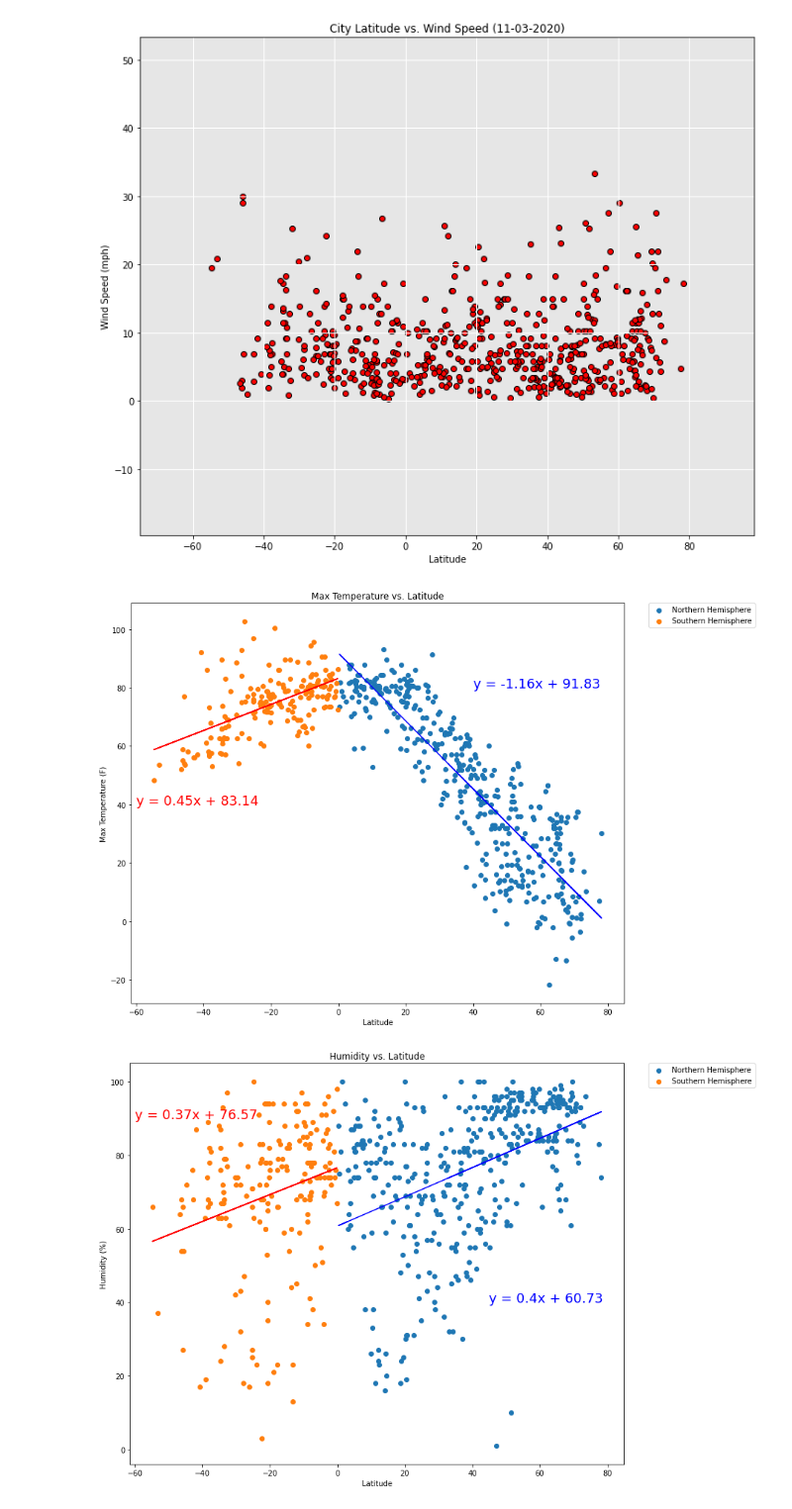
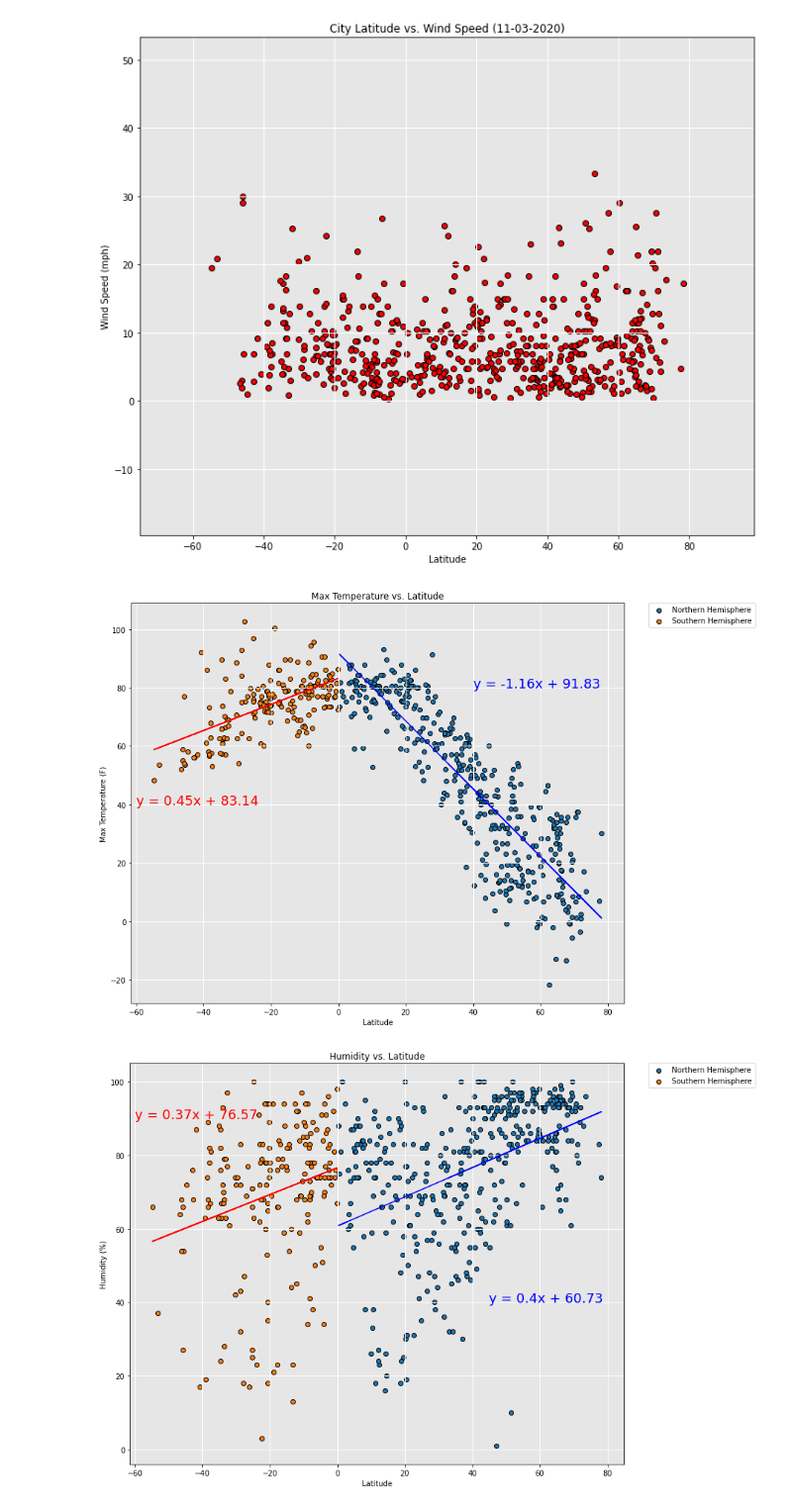
Before and after one commit to beckyydo/UofT-SCS, a Jupyter notebook: HW 6/api-challenge/WeatherPy.ipynb, the cells around one changed output. Shown: that part at 99% size. Saved outputs shown, nothing was run; the diff lists cells and outputs as text; code cells hidden in the pictures.

```diff
--- a/HW 6/api-challenge/WeatherPy.ipynb
+++ b/HW 6/api-challenge/WeatherPy.ipynb
@@ -321,8 +321,8 @@ south_eq = 'y = ' + str(round(slope_s, 2)) + "x + " + str(round(intercept_s, 2))
 plt.figure(figsize = (12,10))
 
 # Create scatter point and add linear regression model on top
-plt.scatter(north['Lat'], north["Max Temp"], label = "Northern Hemisphere")
-plt.scatter(south['Lat'], south["Max Temp"], label = "Southern Hemisphere")
+plt.scatter(north['Lat'], north["Max Temp"], edgecolor = 'black', label = "Northern Hemisphere")
+plt.scatter(south['Lat'], south["Max Temp"], edgecolor = 'black', label = "Southern Hemisphere")
 plt.plot(north_x, north_y, 'b-')
 plt.plot(south_x, south_y, 'r-')
 
@@ -338,10 +338,17 @@ plt.ylabel("Max Temperature (F)")
 #Legend
 plt.legend(bbox_to_anchor=(1.05, 1), loc='upper left', borderaxespad=0.)
 
+#Add Grid
+plt.grid(True, color='w', linestyle='-', linewidth=1)
+plt.gca().patch.set_facecolor('0.9')
+
+#Export as PNG
+plt.savefig("figure5.png")
+
 #Display Plot
 plt.show()
 # %% [output]
-[figure, old version]
+[figure, new version]
 # %%
 #Create Linear Regression
 #Humidity
@@ -354,36 +361,43 @@ north_x = north['Lat']
 north_y = north_x*slope_n + intercept_n
 south_x = south['Lat']
 south_y = south_x*slope_s + intercept_s
 
 #Set linear regression equation
 north_eq = 'y = ' + str(round(slope_n, 2)) + "x + " + str(round(intercept_n, 2))
 south_eq = 'y = ' + str(round(slope_s, 2)) + "x + " + str(round(intercept_s, 2))
 
 #Set Plot Size
 plt.figure(figsize = (12,10))
 
 # Create scatter point and add linear regression model on top
-plt.scatter(north['Lat'], north["Humidity"], label = "Northern Hemisphere")
-plt.scatter(south['Lat'], south["Humidity"], label = "Southern Hemisphere")
+plt.scatter(north['Lat'], north["Humidity"], edgecolor = 'black', label = "Northern Hemisphere")
+plt.scatter(south['Lat'], south["Humidity"], edgecolor = 'black', label = "Southern Hemisphere")
 plt.plot(north_x, north_y, 'b-')
 plt.plot(south_x, south_y, 'r-')
 
 # Add linear regression equation
 plt.annotate(north_eq, (45, 40), fontsize=18, color='blue')
 plt.annotate(south_eq, (-60, 90), fontsize=18, color='red')
 
 # Add title
 plt.title("Humidity vs. Latitude")
 plt.xlabel("Latitude")
 plt.ylabel("Humidity (%)")
 
 #Legend
 plt.legend(bbox_to_anchor=(1.05, 1), loc='upper left', borderaxespad=0.)
 
+#Add Grid
+plt.grid(True, color='w', linestyle='-', linewidth=1)
+plt.gca().patch.set_facecolor('0.9')
+
+#Export as PNG
+plt.savefig("figure6.png")
+
 #Display Plot
 plt.show()
 # %% [output]
-[figure, old version]
+[figure, new version]
 # %%
 #Create Linear Regression
 #Cloudiness
```
Also changed, not shown: parts of 2 cells of this notebook, 4 other files.
